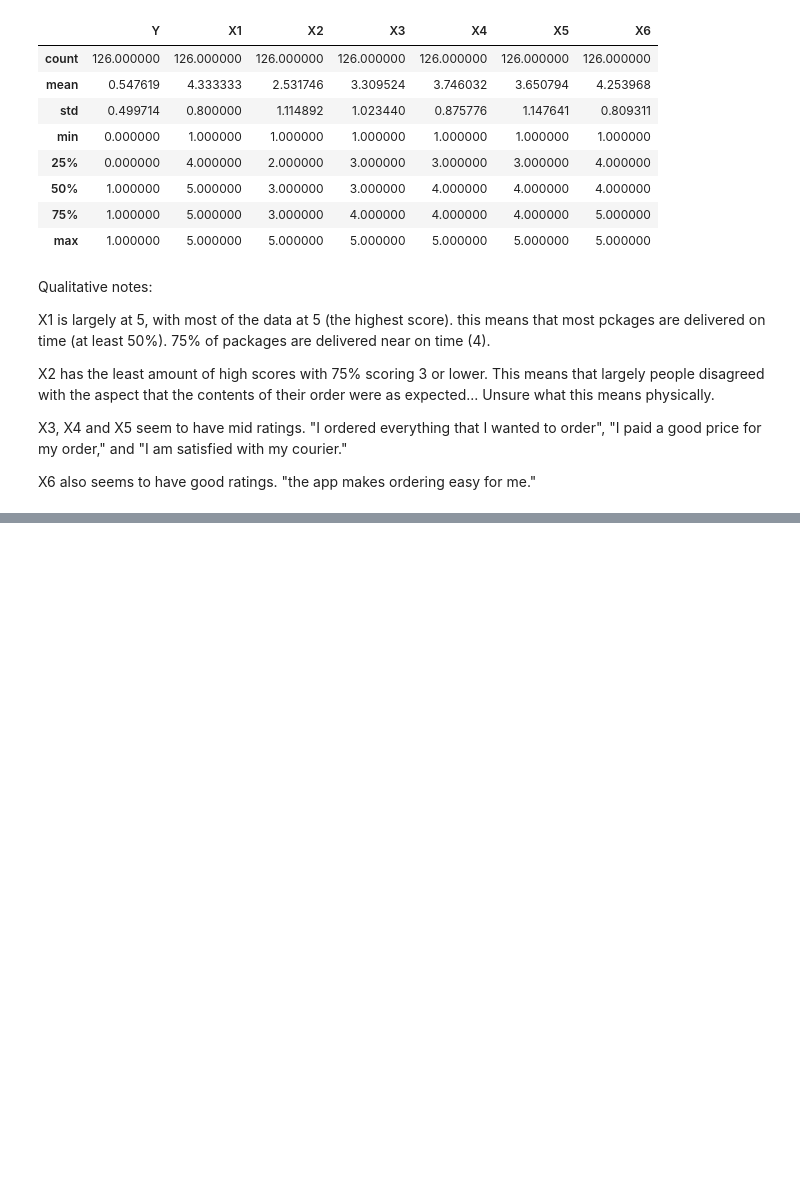
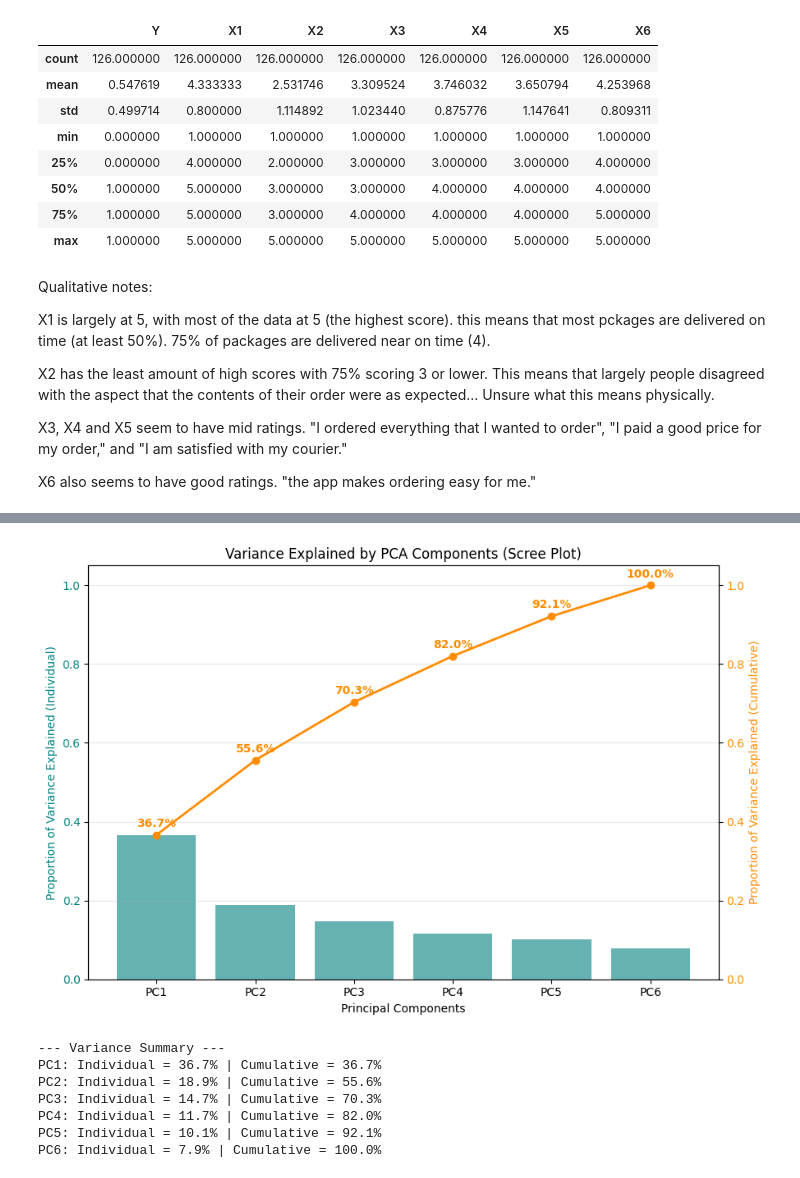
Before and after one commit to ZachBurghgraef/Happy-Customers-Streamlit-App, a Jupyter notebook: notebooks/exploration/exploratory.ipynb, the cells around one changed output, grey strips where cells are left out. Drawn from its saved outputs; the diff is of its cells as text; code cells hidden in the pictures; blank space fills up the shorter version.

```diff
--- a/notebooks/exploration/exploratory.ipynb
+++ b/notebooks/exploration/exploratory.ipynb
@@ -126,0 +262,70 @@ Fitting 5 folds for each of 5 candidates, totalling 25 fits
+# %%
+# 4. Extract variance ratios
+exp_var_individual = pca.explained_variance_ratio_
+exp_var_cumulative = np.cumsum(exp_var_individual)
+
+# ==========================================
+# PLOT: Variance Explained (Scree Plot)
+# ==========================================
+fig, ax1 = plt.subplots(figsize=(9, 6))
+
+# Primary Axis: Bar chart for individual variance
+pc_labels = [f"PC{i+1}" for i in range(6)]
+bars = ax1.bar(
+    pc_labels,
+    exp_var_individual,
+    alpha=0.6,
+    color="teal",
+    label="Individual Variance",
+)
+ax1.set_xlabel("Principal Components")
+ax1.set_ylabel("Proportion of Variance Explained (Individual)", color="teal")
+ax1.tick_params(axis="y", labelcolor="teal")
+ax1.set_ylim(0, 1.05)
+
+# Secondary Axis: Line chart for cumulative variance
+ax2 = ax1.twinx()
+(line,) = ax2.plot(
+    pc_labels,
+    exp_var_cumulative,
+    color="darkorange",
+    marker="o",
+    linewidth=2,
+    label="Cumulative Variance",
+)
+ax2.set_ylabel("Proportion of Variance Explained (Cumulative)", color="darkorange")
+ax2.tick_params(axis="y", labelcolor="darkorange")
+ax2.set_ylim(0, 1.05)
+
+# Add values on top of the cumulative dots for clarity
+for i, val in enumerate(exp_var_cumulative):
+    ax2.text(
+        i,
+        val + 0.02,
+        f"{val*100:.1f}%",
+        color="darkorange",
+        ha="center",
+        fontweight="bold",
+    )
+
+# Formatting
+plt.title("Variance Explained by PCA Components (Scree Plot)")
+fig.tight_layout()
+plt.grid(True, axis="y", alpha=0.3)
+plt.show()
+
+# Print a quick text summary
+print("--- Variance Summary ---")
+for i in range(6):
+    print(
+        f"PC{i+1}: Individual = {exp_var_individual[i]*100:.1f}% | Cumulative = {exp_var_cumulative[i]*100:.1f}%"
+    )
+# %% [output]
+[figure, added]
+--- Variance Summary ---
+PC1: Individual = 36.7% | Cumulative = 36.7%
+PC2: Individual = 18.9% | Cumulative = 55.6%
+PC3: Individual = 14.7% | Cumulative = 70.3%
+PC4: Individual = 11.7% | Cumulative = 82.0%
+PC5: Individual = 10.1% | Cumulative = 92.1%
+PC6: Individual = 7.9% | Cumulative = 100.0%
```
Also changed, not shown: parts of 17 cells of this notebook, 23 other files.
